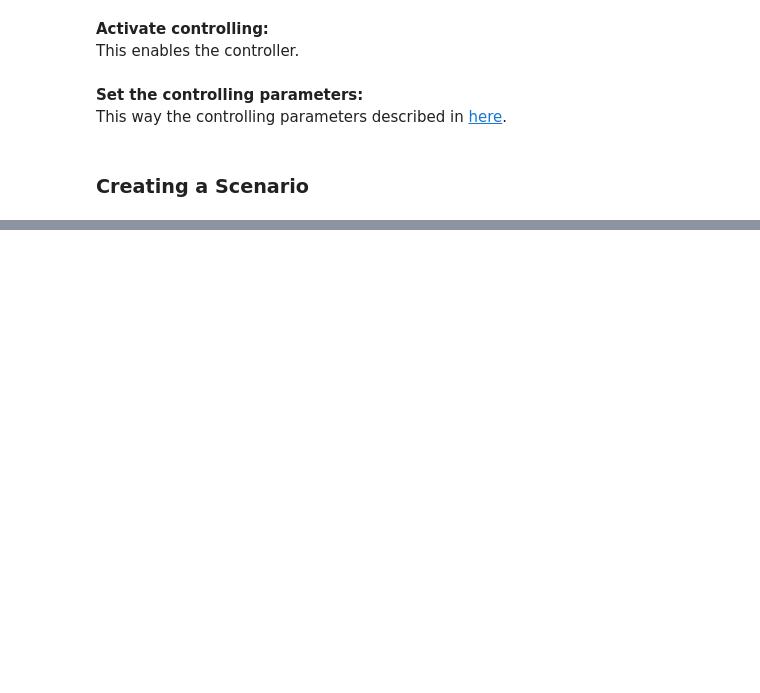
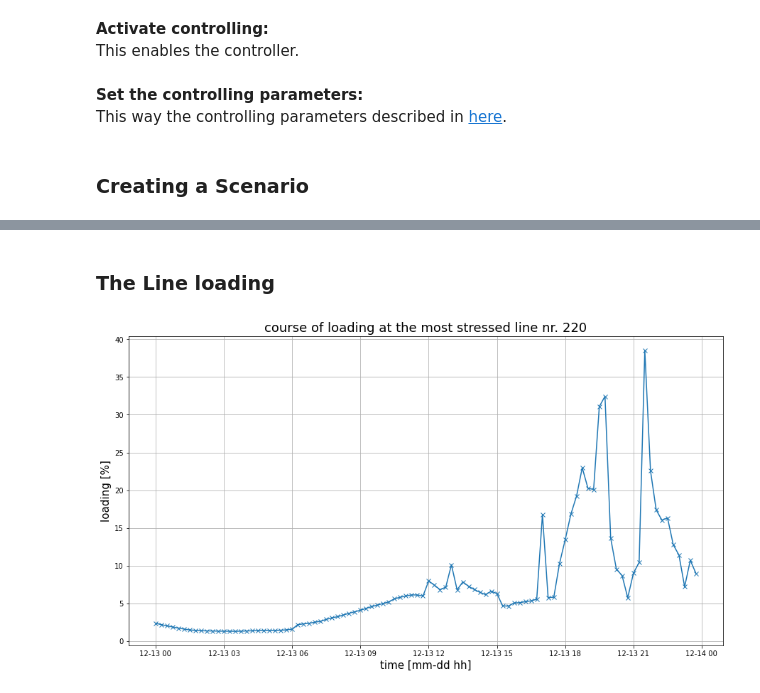
Before and after one commit to AndreGismo/SNEE-Projekt, a Jupyter notebook: simulation.ipynb, the cells around one changed output, grey strips where cells are left out. Drawn from its saved outputs; the diff is of its cells as text; code cells hidden in the pictures; blank space fills up the shorter version.

```diff
--- a/simulation.ipynb
+++ b/simulation.ipynb
@@ -112,0 +241,11 @@ scenario.scenario_data['time of arrival'].hist()
+# %% [markdown]
+### The Line loading
+# %%
+plt.figure(figsize=(15, 8))
+plt.plot(results_line[str(crit_line)], marker=marker)
+plt.title(f'course of loading at the most stressed line nr. {crit_line}', fontsize=18)
+plt.ylabel('loading [%]', fontsize=15)
+plt.xlabel('time [mm-dd hh]', fontsize=15)
+plt.grid()
+# %% [output]
+[figure, added]
```
Also changed, not shown: parts of 21 cells of this notebook, 3 other files.
